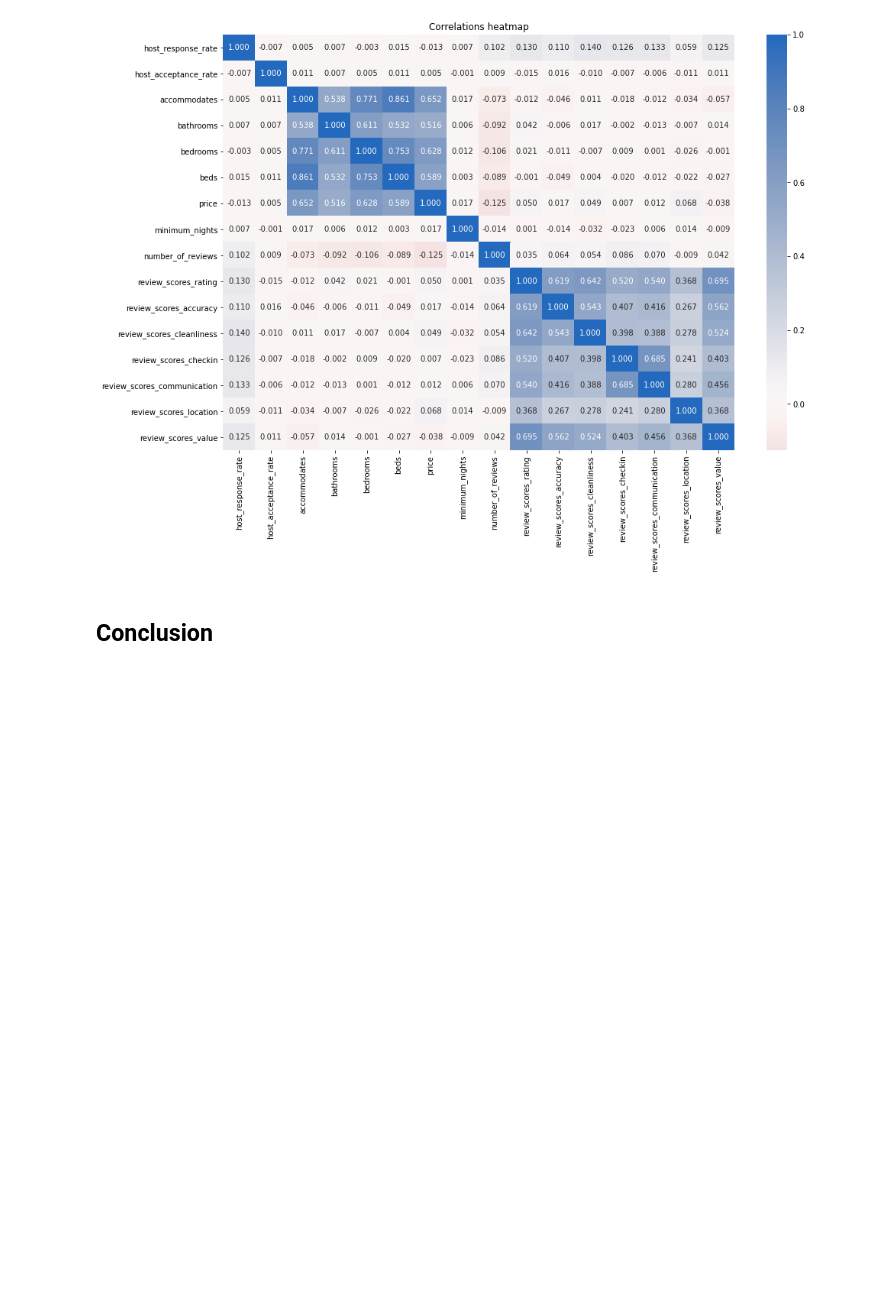
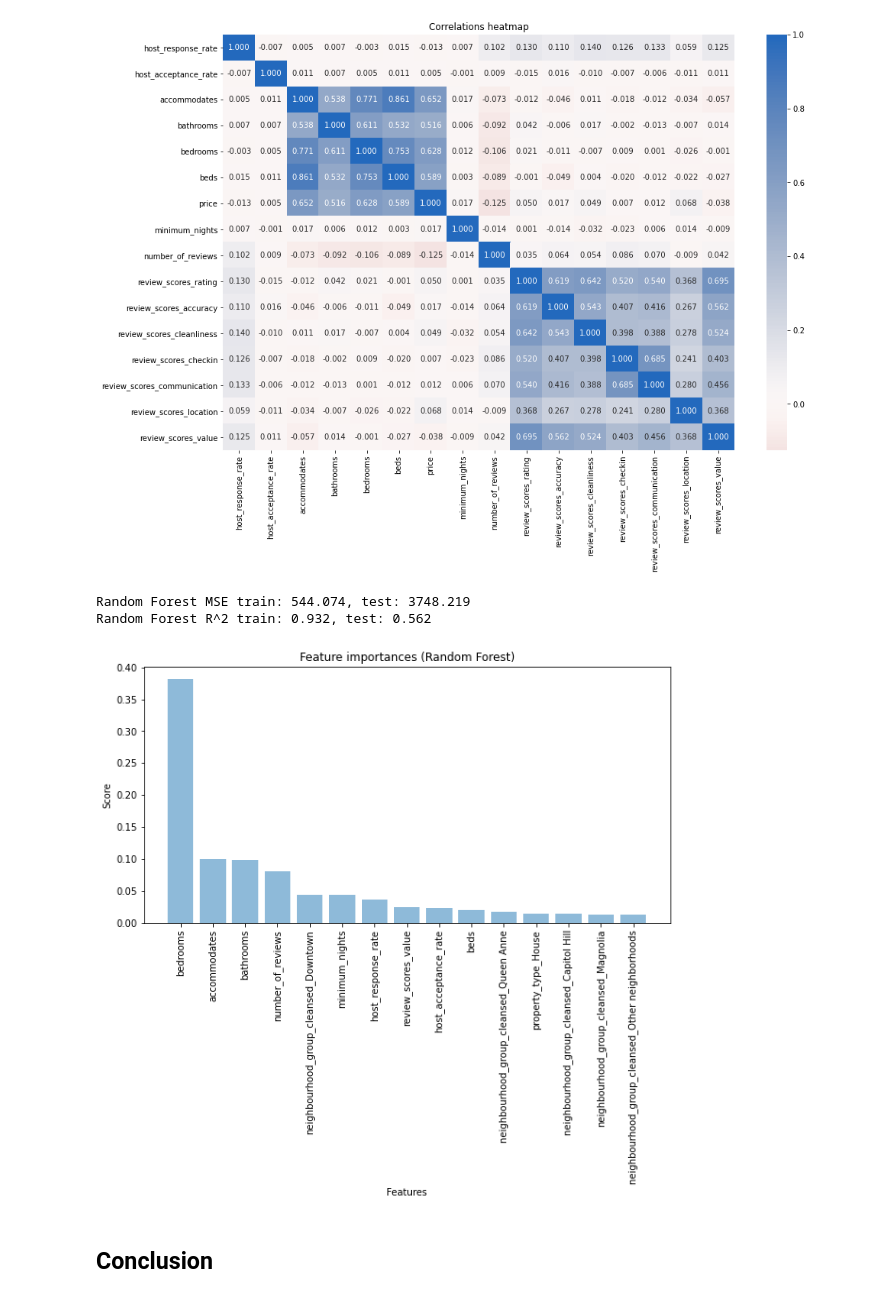
Before and after one commit to rodrigodalamangas/data-science-blog-udacity, a Jupyter notebook: data_analysis.ipynb, the cells around one changed output. Drawn from its saved outputs; the diff is of its cells as text; code cells hidden in the pictures; blank space fills up the shorter version.

Commit message:
Finishing ML model to answer the third question

```diff
--- a/data_analysis.ipynb
+++ b/data_analysis.ipynb
@@ -501,0 +498,7 @@ plt.show();
+# %%
+cat_vars = df_question3.select_dtypes(
+    include=['object']).columns.values
+
+for col in cat_vars:
+    df_question3 = pd.concat([df_question3.drop(col, axis=1), pd.get_dummies(
+        df_question3[col], prefix=col, prefix_sep='_', drop_first=True)], axis=1)
@@ -502,3 +514,45 @@ plt.show();
+# %%
+forest = RandomForestRegressor(random_state=RAND_STATE, n_jobs=-1)
+
+forest.fit(X_train, y_train.values.ravel())
+
+# calculate scores for the model
+y_train_preds = forest.predict(X_train)
+y_test_preds = forest.predict(X_test)
+
+print('Random Forest MSE train: %.3f, test: %.3f' % (
+    mean_squared_error(y_train, y_train_preds),
+    mean_squared_error(y_test, y_test_preds)))
+print('Random Forest R^2 train: %.3f, test: %.3f' % (
+    r2_score(y_train, y_train_preds),
+    r2_score(y_test, y_test_preds)))
+# %% [output]
+Random Forest MSE train: 544.074, test: 3748.219
+Random Forest R^2 train: 0.932, test: 0.562
+# %%
+headers = ["name", "score"]
+values = zip(X_train.columns, forest.feature_importances_)
+forest_features = pd.DataFrame(values, columns=headers)
+forest_features = forest_features.sort_values(
+    by=['score'], ascending=False)
+
+features = forest_features['name'][:15]
+y_pos = np.arange(len(features))
+scores = forest_features['score'][:15]
+
+# plot feature importances
+plt.figure(figsize=(10, 5))
+plt.bar(y_pos, scores, align='center', alpha=0.5)
+plt.xticks(y_pos, features, rotation=90)
+plt.ylabel('Score')
+plt.xlabel('Features')
+plt.title('Feature importances (Random Forest)')
+
+plt.savefig('feature_importances.png')
+
+plt.show()
+# %% [output]
+[figure, added]
 # %% [markdown]
 ## Conclusion <a class="anchor" id="conclusion"></a>
 >
```
Also changed, not shown: parts of 11 cells of this notebook, 1 other file.
